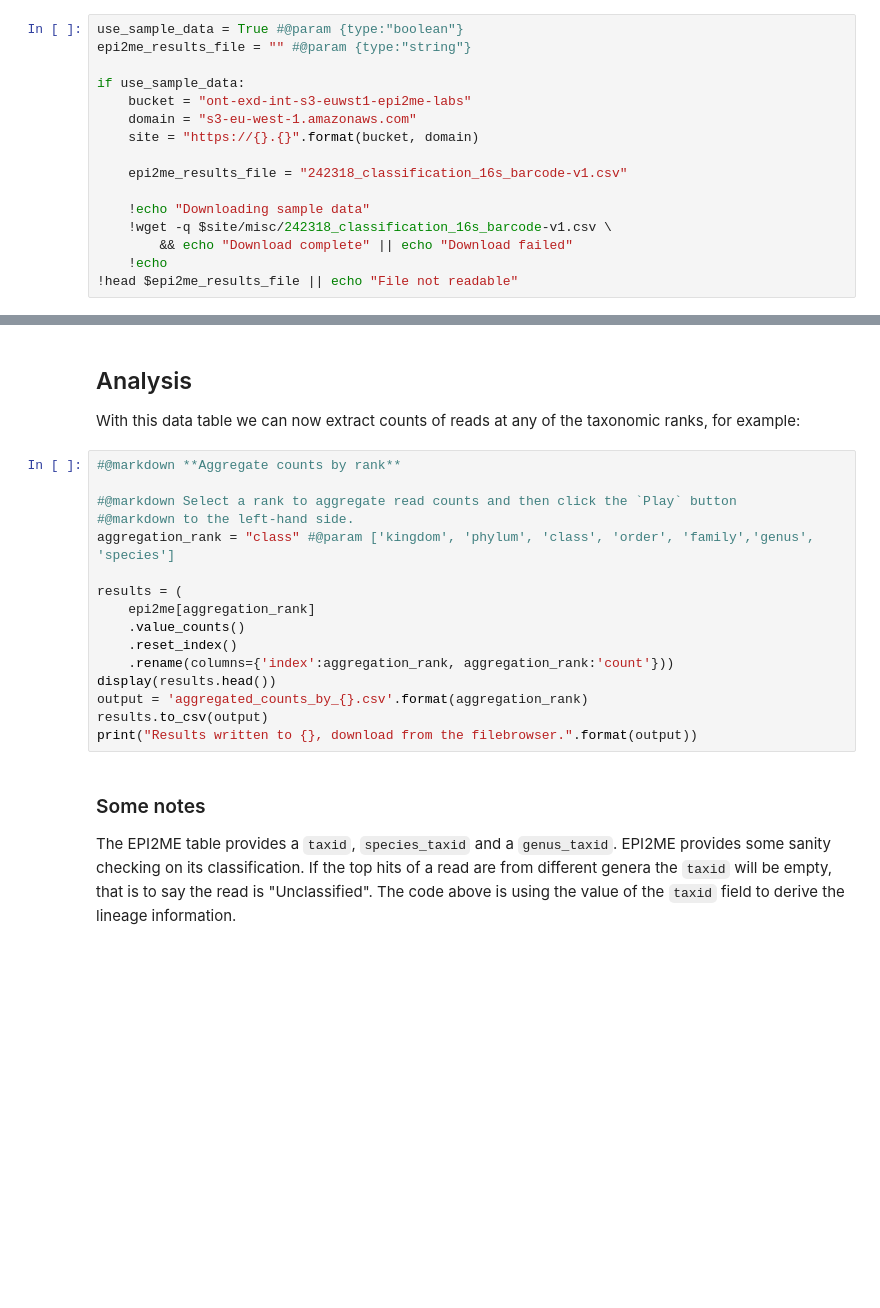
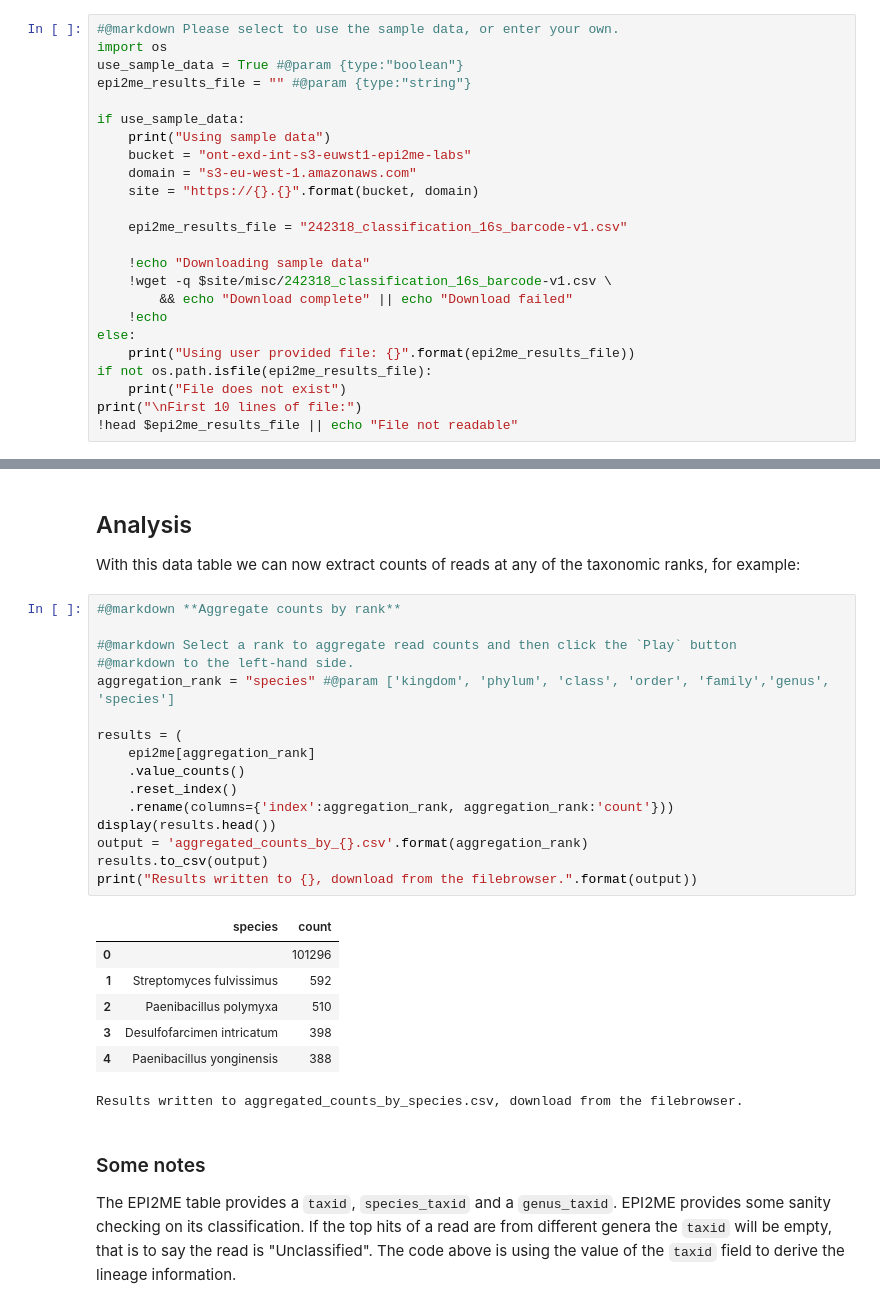
Before and after one commit to genignored/tutorials, a Jupyter notebook: Analysis_of_EPI2ME_16S_CSV_Output.ipynb, the cells around one changed output, grey strips where cells are left out. Drawn from its saved outputs; the diff is of its cells as text; blank space fills up the shorter version.

```diff
--- a/Analysis_of_EPI2ME_16S_CSV_Output.ipynb
+++ b/Analysis_of_EPI2ME_16S_CSV_Output.ipynb
@@ -34,8 +34,11 @@ the **Analysis** section.
 # %%
+#@markdown Please select to use the sample data, or enter your own.
+import os
 use_sample_data = True #@param {type:"boolean"}
 epi2me_results_file = "" #@param {type:"string"}
 
 if use_sample_data:
+    print("Using sample data")
     bucket = "ont-exd-int-s3-euwst1-epi2me-labs"
     domain = "s3-eu-west-1.amazonaws.com"
     site = "https://{}.{}".format(bucket, domain)
@@ -46,4 +49,9 @@ if use_sample_data:
     !wget -q $site/misc/242318_classification_16s_barcode-v1.csv \
         && echo "Download complete" || echo "Download failed"
     !echo
+else:
+    print("Using user provided file: {}".format(epi2me_results_file))
+if not os.path.isfile(epi2me_results_file):
+    print("File does not exist")
+print("\nFirst 10 lines of file:")
 !head $epi2me_results_file || echo "File not readable"
@@ -102,19 +176,27 @@ With this data table we can now extract counts of reads at any of the taxonomic
 # %%
 #@markdown **Aggregate counts by rank**
 
 #@markdown Select a rank to aggregate read counts and then click the `Play` button
 #@markdown to the left-hand side.
-aggregation_rank = "class" #@param ['kingdom', 'phylum', 'class', 'order', 'family','genus', 'species']
+aggregation_rank = "species" #@param ['kingdom', 'phylum', 'class', 'order', 'family','genus', 'species']
 
 results = (
     epi2me[aggregation_rank]
     .value_counts()
     .reset_index()
     .rename(columns={'index':aggregation_rank, aggregation_rank:'count'}))
 display(results.head())
 output = 'aggregated_counts_by_{}.csv'.format(aggregation_rank)
 results.to_csv(output)
 print("Results written to {}, download from the filebrowser.".format(output))
+# %% [output]
+|  | species | count |
+| 0 |  | 101296 |
+| 1 | Streptomyces fulvissimus | 592 |
+| 2 | Paenibacillus polymyxa | 510 |
+| 3 | Desulfofarcimen intricatum | 398 |
+| 4 | Paenibacillus yonginensis | 388 |
+Results written to aggregated_counts_by_species.csv, download from the filebrowser.
 # %% [markdown]
 ### Some notes
 
```
Also changed, not shown: parts of 8 cells of this notebook.
